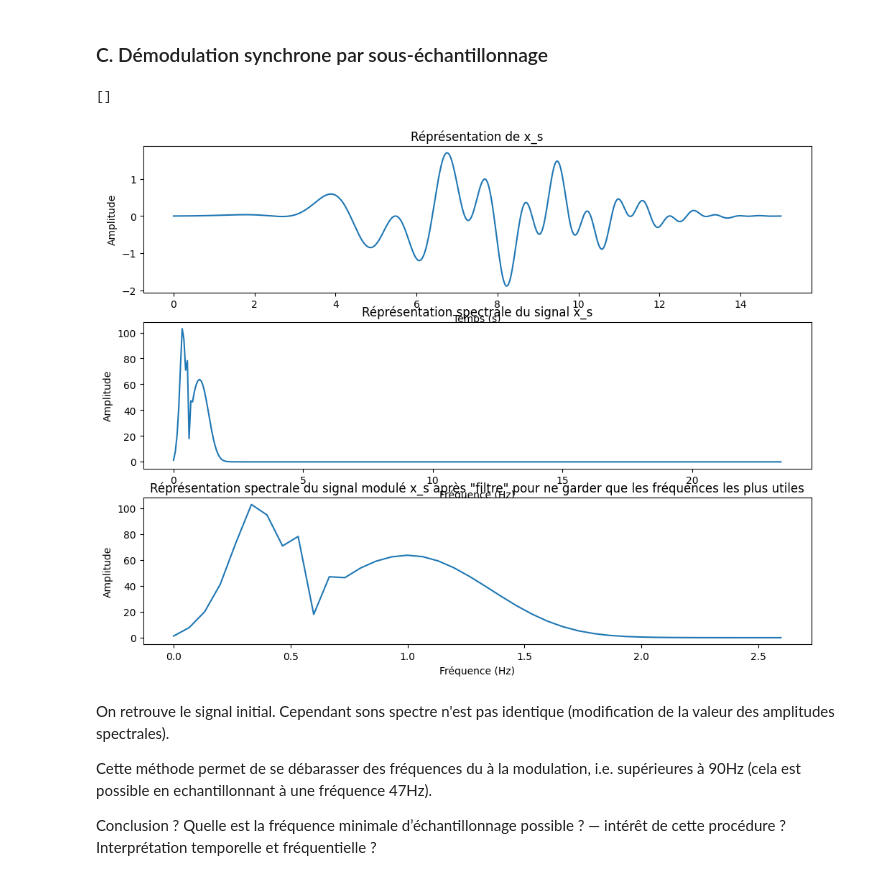
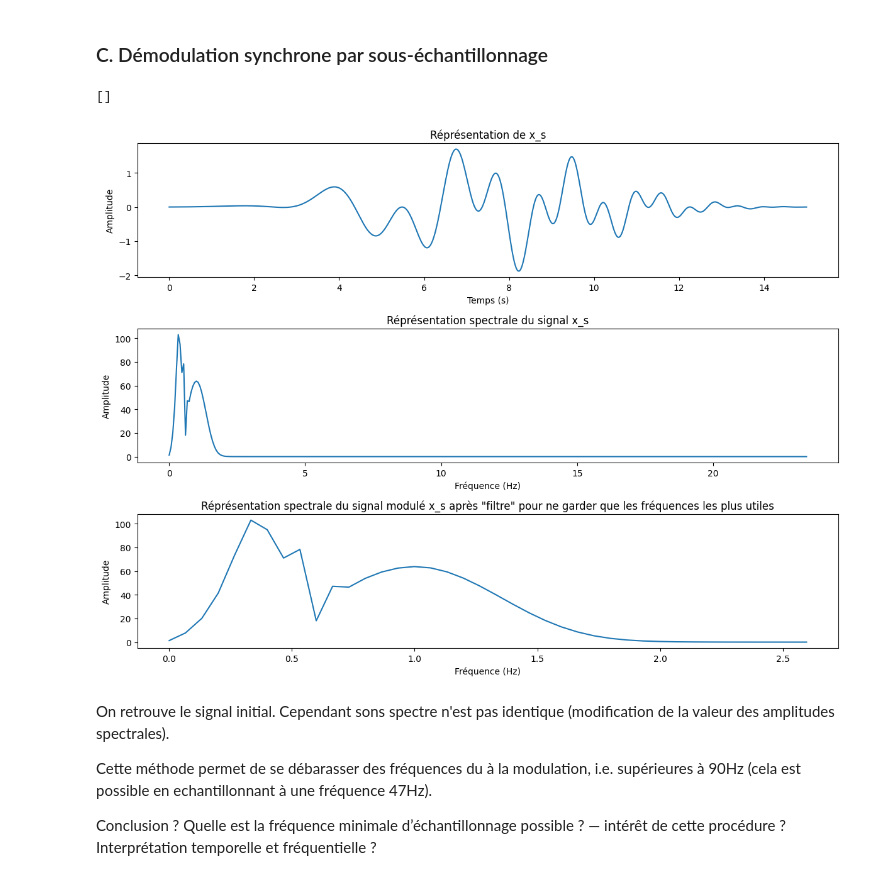
Before and after one commit to TomSchippke/PROJETS_S2, a Jupyter notebook: Mini_Projet_LAGARDE_SCHIPPKE.ipynb, the cells around one changed output. Cells and saved outputs as stored; diff of their text form; code cells hidden in the pictures.

```diff
--- a/Mini_Projet_LAGARDE_SCHIPPKE.ipynb
+++ b/Mini_Projet_LAGARDE_SCHIPPKE.ipynb
@@ -254,34 +255,35 @@ plt.figure(figsize=(12, 9))
 plt.subplot(3, 1, 1)
 plt.plot(t1,x_s)
 plt.xlabel('Temps (s)')
 plt.ylabel('Amplitude')
 plt.title('Réprésentation de x_s')
 
 
 X_s=np.fft.fft(x_s)
 freq_s=np.fft.fftfreq(len(X_s), d=1/f_s)
 
 plt.subplot(3, 1, 2)
 plt.plot(freq_s[freq_s>=0],np.abs(X_s[freq_s>=0]))
 plt.xlabel('Fréquence (Hz)')
 plt.ylabel('Amplitude')
 plt.title('Réprésentation spectrale du signal x_s')
 
 indice_à_garder = np.abs(X_s) > 0.01
 X_s_tild=X_s[indice_à_garder]
 freq_s_tild=freq_s[indice_à_garder]
 
 plt.subplot(3, 1, 3)
 
 plt.plot(freq_s_tild[freq_s_tild>=0],np.abs(X_s_tild[freq_s_tild>=0]))
 plt.xlabel('Fréquence (Hz)')
 plt.ylabel('Amplitude')
 plt.title('Réprésentation spectrale du signal modulé x_s après "filtre" pour ne garder que les fréquences les plus utiles')
 
+plt.tight_layout()
 plt.plot()
 # %% [output]
 []
-[figure, old version]
+[figure, new version]
 # %% [markdown]
 
 On retrouve le signal initial. Cependant sons spectre n'est pas identique (modification de la valeur des amplitudes spectrales).
```
Also changed, not shown: parts of 3 cells of this notebook, 1 other file.
